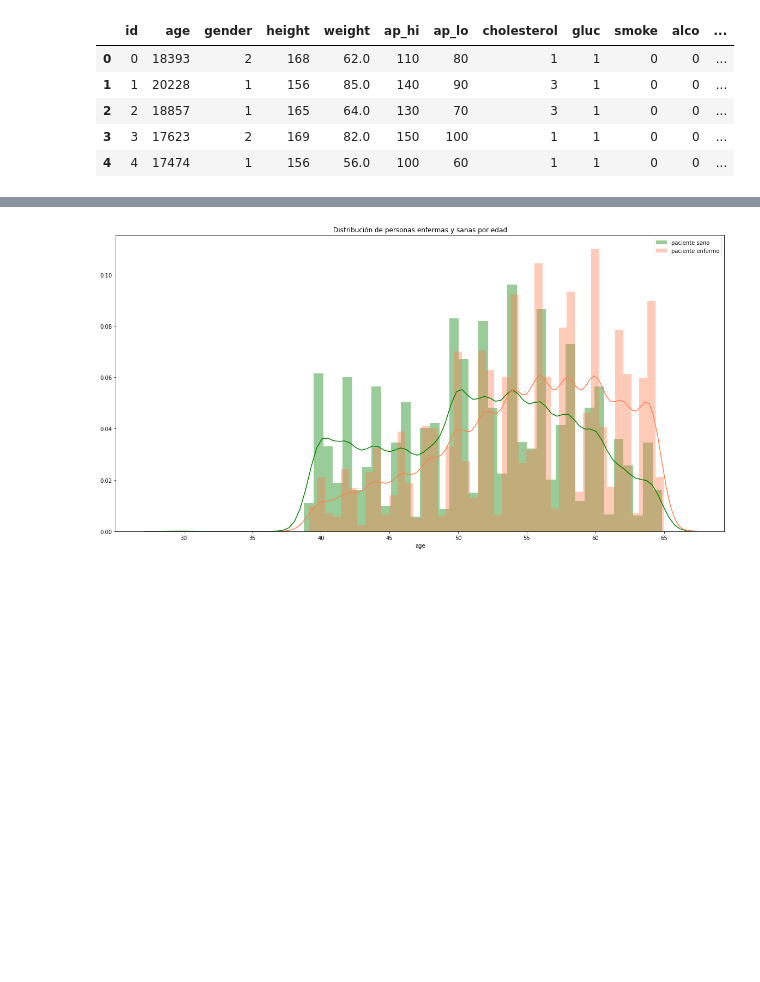
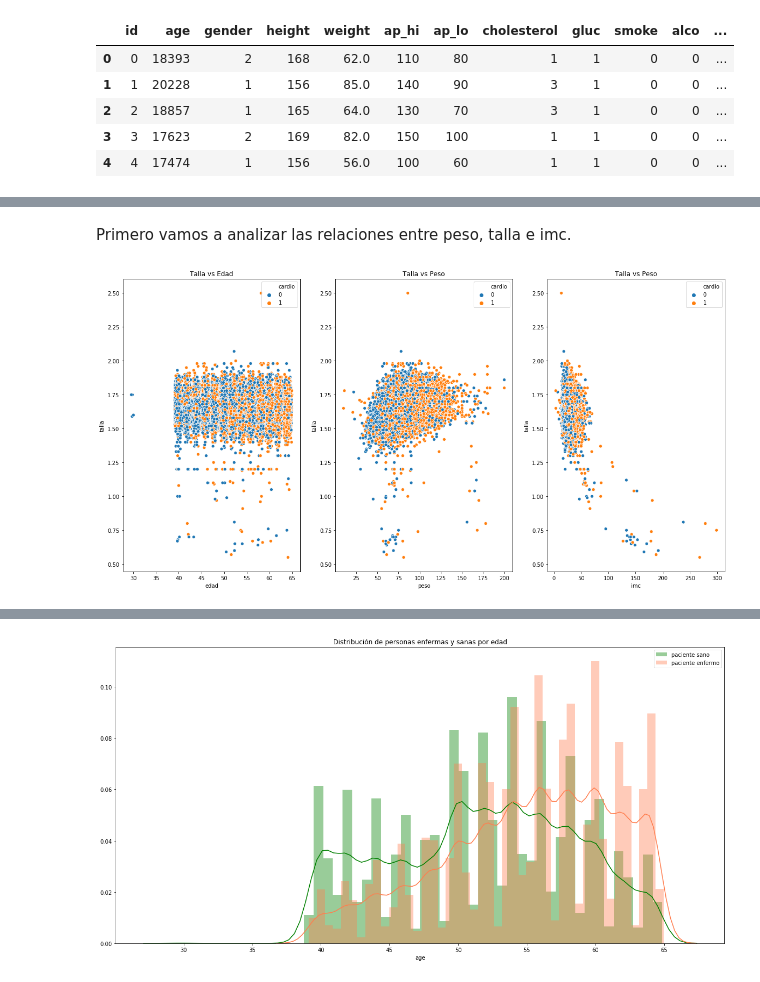
Before and after one commit to maizorin97/Nutri-Desk, a Jupyter notebook: modelos-predictivos/Analisis Nutri-Desk.ipynb, the cells around one changed output, grey strips where cells are left out. Cells and saved outputs as stored; diff of their text form; code cells hidden in the pictures; blank space fills up the shorter version.

```diff
--- a/modelos-predictivos/Analisis Nutri-Desk.ipynb
+++ b/modelos-predictivos/Analisis Nutri-Desk.ipynb
@@ -85,8 +89,11 @@ cardio         0
 imc            0
 dtype: int64
 # %%
-duplicados = len(data) - len(data.drop(['id'],axis=1).drop_duplicates())
-data.drop(['id'],axis=1,inplace=True)
-data.drop_duplicates(inplace=True)
-print("{0} campos duplicados borrados, nuevas dimensiones del dataset = {1}".format(duplicados,data.shape))
+# Identificando filas duplicadas
+duplicados = len(data) - len(data.drop_duplicates())  # Solo para ver cuantas filas estan duplicadas
+print("filas duplicadas = {0}".format(duplicados))
+
+# En este caso no hace falta eliminar filas duplicadas, debido a la naturaleza de los datos
+# data.drop_duplicates(inplace=True)
+# print("{0} campos duplicados borrados, nuevas dimensiones del dataset = {1}".format(duplicados,data.shape))
 # %% [output]
@@ -122,0 +133,20 @@ De este resumen notamos que
+# %% [markdown]
+Primero vamos a analizar las relaciones entre peso, talla e imc.
+# %%
+fig, (ax1,ax2,ax3) = plt.subplots(1,3, figsize=(20,10))
+
+sns.scatterplot(data['age'],data['height'],hue=data['cardio'],ax=ax1)
+ax1.set(xlabel='edad', ylabel='talla')
+ax1.set_title('Talla vs Edad')
+
+sns.scatterplot(data['weight'],data['height'],hue=data['cardio'],ax=ax2)
+ax2.set(xlabel='peso', ylabel='talla')
+ax2.set_title('Talla vs Peso')
+
+sns.scatterplot(data['imc'],data['height'],hue=data['cardio'],ax=ax3)
+ax3.set(xlabel='imc', ylabel='talla')
+ax3.set_title('Talla vs Peso')
+
+plt.show()
+# %% [output]
+[figure, added]
```
Also changed, not shown: parts of 12 cells of this notebook, 1 other file.
